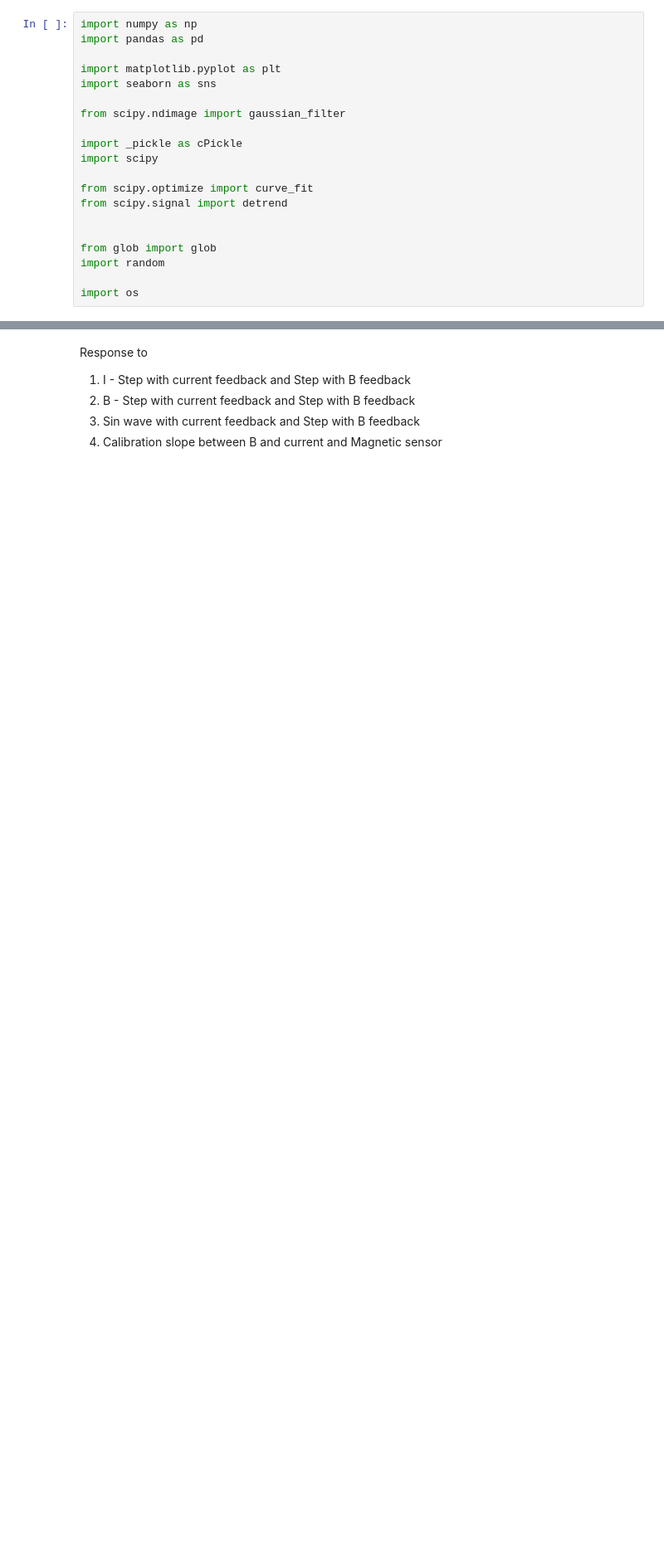
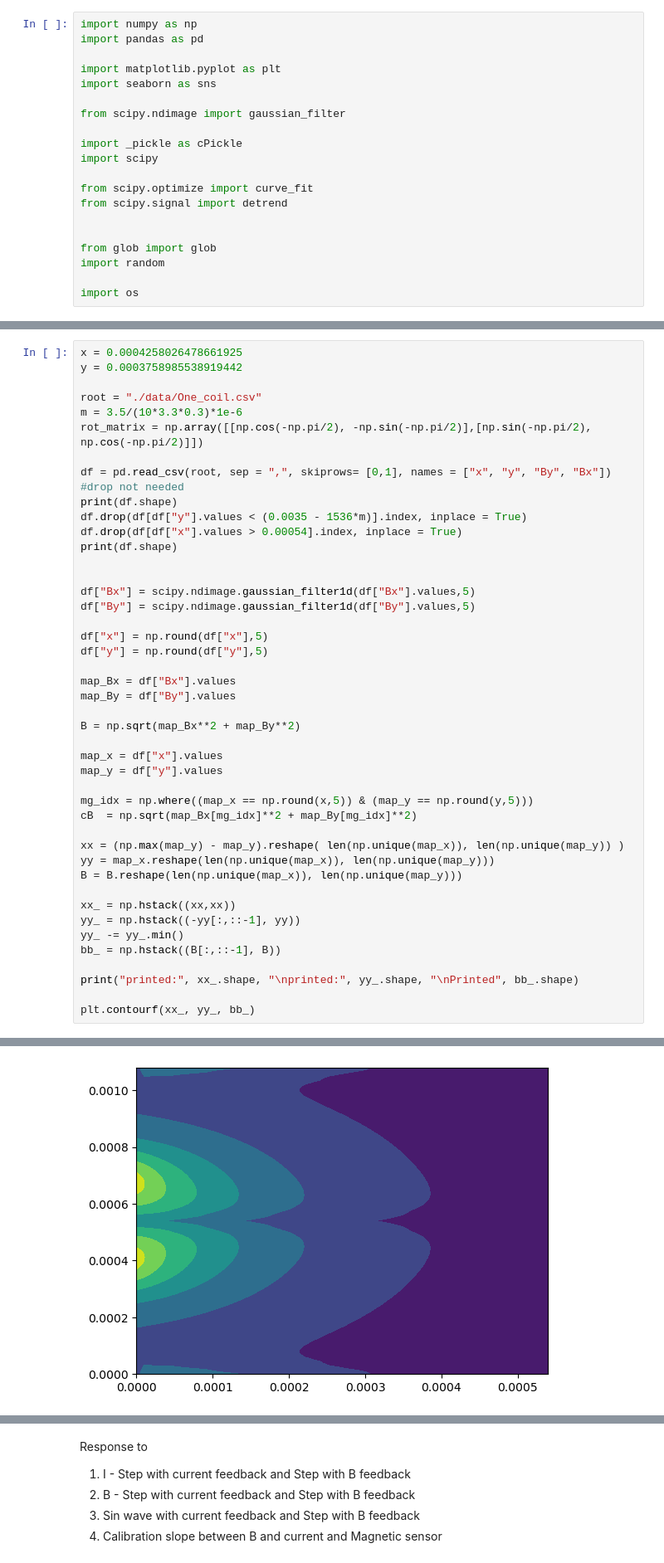
Before and after one commit to ArttuD/MicrorheologyProto, a Jupyter notebook: Notebook.ipynb, the cells around one changed output, grey strips where cells are left out. Shown at 83% size. Saved outputs shown, nothing was run; the diff lists cells and outputs as text; blank space fills up the shorter version.

```diff
--- a/Notebook.ipynb
+++ b/Notebook.ipynb
@@ -43,0 +21,46 @@ p2.join()
+# %%
+x = 0.0004258026478661925
+y = 0.0003758985538919442
+
+root = "./data/One_coil.csv"
+m = 3.5/(10*3.3*0.3)*1e-6
+rot_matrix = np.array([[np.cos(-np.pi/2), -np.sin(-np.pi/2)],[np.sin(-np.pi/2), np.cos(-np.pi/2)]])
+
+df = pd.read_csv(root, sep = ",", skiprows= [0,1], names = ["x", "y", "By", "Bx"])
+#drop not needed
+print(df.shape)
+df.drop(df[df["y"].values < (0.0035 - 1536*m)].index, inplace = True)
+df.drop(df[df["x"].values > 0.00054].index, inplace = True)
+print(df.shape)
+
+
+df["Bx"] = scipy.ndimage.gaussian_filter1d(df["Bx"].values,5)
+df["By"] = scipy.ndimage.gaussian_filter1d(df["By"].values,5)
+
+df["x"] = np.round(df["x"],5)
+df["y"] = np.round(df["y"],5)
+
+map_Bx = df["Bx"].values
+map_By = df["By"].values
+
+B = np.sqrt(map_Bx**2 + map_By**2)
+
+map_x = df["x"].values
+map_y = df["y"].values
+
+mg_idx = np.where((map_x == np.round(x,5)) & (map_y == np.round(y,5)))
+cB  = np.sqrt(map_Bx[mg_idx]**2 + map_By[mg_idx]**2)
+
+xx = (np.max(map_y) - map_y).reshape( len(np.unique(map_x)), len(np.unique(map_y)) )
+yy = map_x.reshape(len(np.unique(map_x)), len(np.unique(map_y)))
+B = B.reshape(len(np.unique(map_x)), len(np.unique(map_y)))
+
+xx_ = np.hstack((xx,xx))
+yy_ = np.hstack((-yy[:,::-1], yy))
+yy_ -= yy_.min()
+bb_ = np.hstack((B[:,::-1], B))
+
+print("printed:", xx_.shape, "\nprinted:", yy_.shape, "\nPrinted", bb_.shape)
+
+plt.contourf(xx_, yy_, bb_)
+# %% [output]
@@ -43,0 +73 @@ p2.join()
+[figure, added]
```
Also changed, not shown: parts of 6 cells of this notebook, 4 other files.
